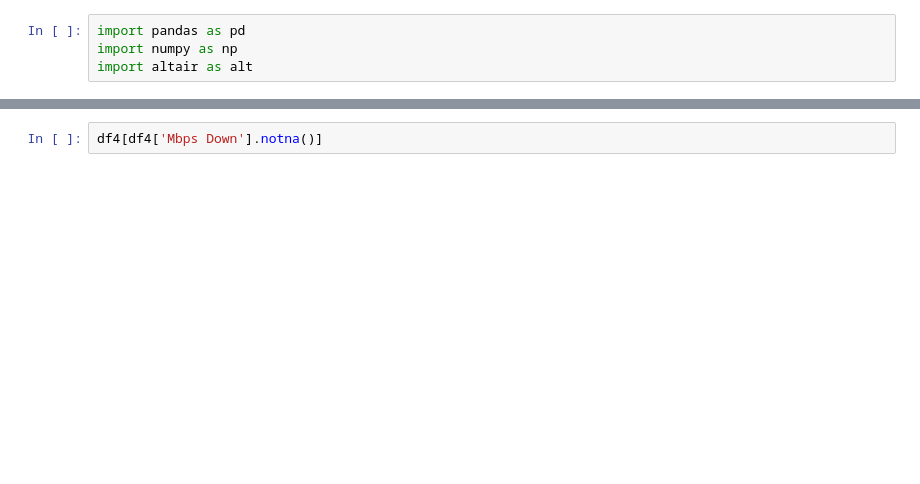
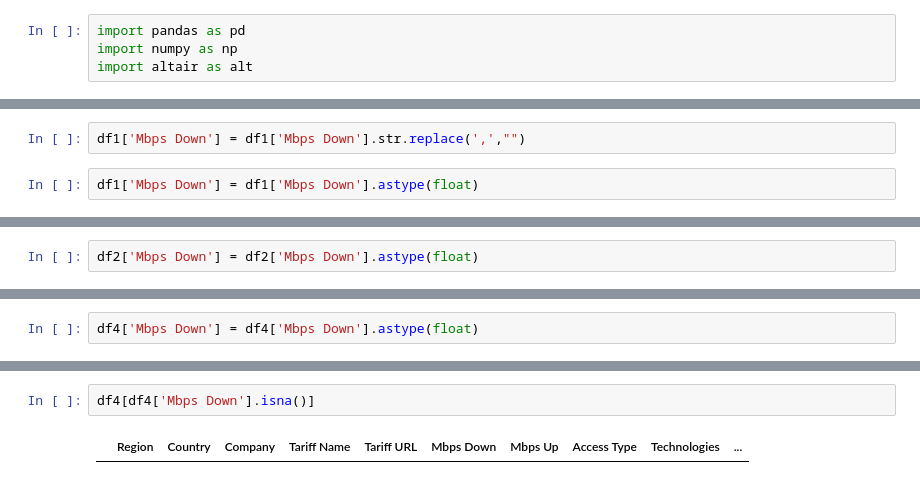
Before and after one commit to odibo1/BGP-HE-Web-Scraping, a Jupyter notebook: CrossYear.ipynb, the cells around one changed output, grey strips where cells are left out. Drawn from its saved outputs; the diff is of its cells as text; blank space fills up the shorter version.

```diff
--- a/CrossYear.ipynb
+++ b/CrossYear.ipynb
@@ -12,3 +24,7 @@ FileNotFoundError: ignored
+# %%
+df1['Mbps Down'] = df1['Mbps Down'].str.replace(',',"")
+# %%
+df1['Mbps Down'] = df1['Mbps Down'].astype(float)
 # %%
 df2 = pd.read_csv('SO_Canada_200619.csv')
 df2
@@ -15,3 +65,5 @@ df2
+# %%
+df2['Mbps Down'] = df2['Mbps Down'].astype(float)
 # %%
 df3 = pd.concat([df1,df2], axis=0)
 df3
@@ -27,3 +135,5 @@ df4
+# %%
+df4['Mbps Down'] = df4['Mbps Down'].astype(float)
 # %%
 categories = ['0-25','26-50','51-100','101-150','151-250','251-500','>500']
 
@@ -57,2 +191,4 @@ df4[['Mbps Down','Mbps Down (categories)']].sample(10)
 # %%
-df4[df4['Mbps Down'].notna()]
+df4[df4['Mbps Down'].isna()]
+# %% [output]
+|  | Region | Country | Company | Tariff Name | Tariff URL | Mbps Down | Mbps Up | Access Type | Technologies | ... |
```
Also changed, not shown: parts of 9 cells of this notebook.
